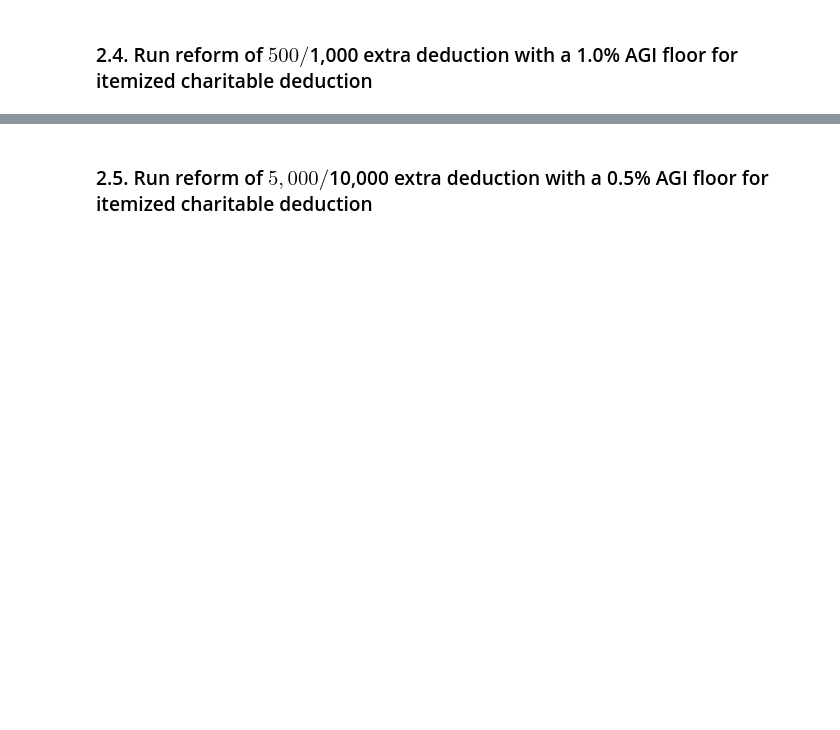
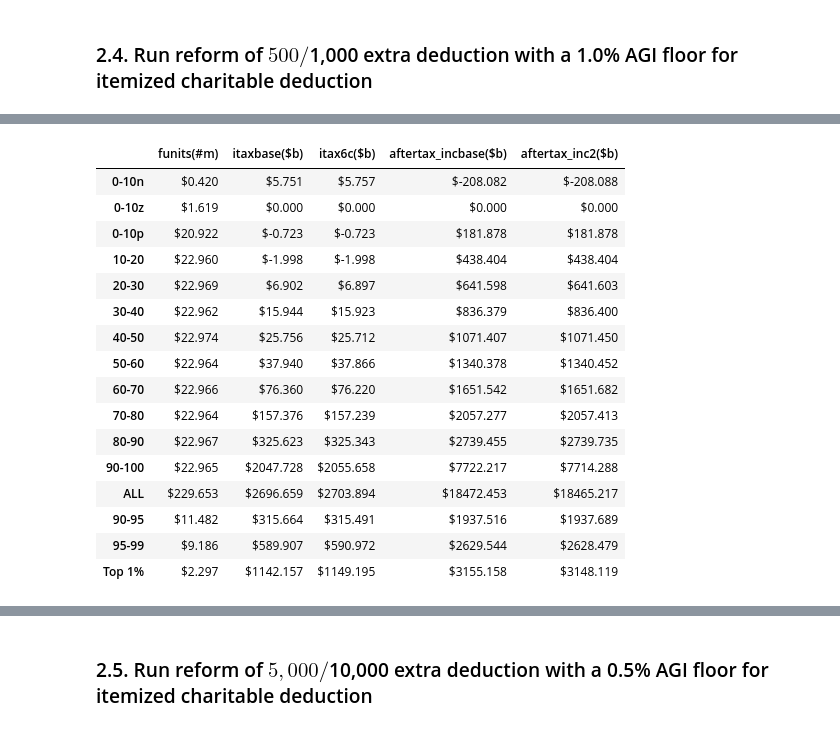
Before and after one commit to OpenSourceEcon/CharitableContrib, a Jupyter notebook: CharitableContrib2.ipynb, the cells around one changed output, grey strips where cells are left out. Saved outputs shown, nothing was run; the diff lists cells and outputs as text; code cells hidden in the pictures; blank space fills up the shorter version.

```diff
--- a/CharitableContrib2.ipynb
+++ b/CharitableContrib2.ipynb
@@ -189,0 +875,42 @@ dtype: float64
+# %%
+# Compute annual revenue for each year in a 10-year budget window
+# Do this for baseline and reforms
+rev_ref6c = {'IIT': {}, 'Payroll': {}, 'Sum': {}}
+for t in range(start_year, end_year+1):
+    tc_base.advance_to_year(t)
+    tc_ref6c.advance_to_year(t)
+    tc_base.calc_all()
+    tc_ref6c.calc_all()
+    rev_ref6c['IIT'][t] = tc_ref6c.weighted_total('iitax')
+    rev_ref6c['Payroll'][t] = tc_ref6c.weighted_total('payrolltax')
+    rev_ref6c['Sum'][t] = rev_ref6c['IIT'][t] + rev_ref6c['Payroll'][t]
+    if t == 2026:
+        # Aggregate diagnostic tables for baseline and reform 6c for 2026.
+        clp_diagnostic_table_base = tc_base.diagnostic_table(1)
+        ref_diagnostic_table_6c = tc_ref6c.diagnostic_table(1)
+        # Income-tax distribution for CYR with CLP and REF results side-by-side.
+        dist_table_base, dist_table6c = tc_base.distribution_tables(
+            tc_ref6c, 'weighted_deciles'
+        )
+        assert isinstance(dist_table_base, pd.DataFrame)
+        assert isinstance(dist_table6c, pd.DataFrame)
+        dist_extract6c = pd.DataFrame()
+        dist_extract6c['funits(#m)'] = dist_table_base['count']
+        dist_extract6c['itaxbase($b)'] = dist_table_base['iitax']
+        dist_extract6c['itax6c($b)'] = dist_table6c['iitax']
+        dist_extract6c['aftertax_incbase($b)'] = dist_table_base['aftertax_income']
+        dist_extract6c['aftertax_inc2($b)'] = dist_table6c['aftertax_income']
+        # Income-tax difference table by expanded-income decile for CYR.
+        diff_table6c = tc_base.difference_table(
+            tc_ref6c, 'weighted_deciles', 'iitax'
+        )
+        assert isinstance(diff_table6c, pd.DataFrame)
+        diff_extract6c = pd.DataFrame()
+        dif_colnames = ['count', 'tot_change', 'mean', 'pc_aftertaxinc']
+        ext_colnames = ['funits(#m)', 'agg_diff($b)', 'mean_diff($)', 'aftertaxinc_diff(%)']
+        for dname, ename in zip(dif_colnames, ext_colnames):
+            diff_extract6c[ename] = diff_table6c[dname]
+        # Plot PCH graph
+        fig6c = tc_base.pch_graph(tc_ref6c)
+        output_notebook()
+        show(fig6c)
@@ -189,0 +962,20 @@ dtype: float64
+# %%
+dist_extract6c
+# %% [output]
+|  | funits(#m) | itaxbase($b) | itax6c($b) | aftertax_incbase($b) | aftertax_inc2($b) |
+| 0-10n | $0.420 | $5.751 | $5.757 | $-208.082 | $-208.088 |
+| 0-10z | $1.619 | $0.000 | $0.000 | $0.000 | $0.000 |
+| 0-10p | $20.922 | $-0.723 | $-0.723 | $181.878 | $181.878 |
+| 10-20 | $22.960 | $-1.998 | $-1.998 | $438.404 | $438.404 |
+| 20-30 | $22.969 | $6.902 | $6.897 | $641.598 | $641.603 |
+| 30-40 | $22.962 | $15.944 | $15.923 | $836.379 | $836.400 |
+| 40-50 | $22.974 | $25.756 | $25.712 | $1071.407 | $1071.450 |
+| 50-60 | $22.964 | $37.940 | $37.866 | $1340.378 | $1340.452 |
+| 60-70 | $22.966 | $76.360 | $76.220 | $1651.542 | $1651.682 |
+| 70-80 | $22.964 | $157.376 | $157.239 | $2057.277 | $2057.413 |
+| 80-90 | $22.967 | $325.623 | $325.343 | $2739.455 | $2739.735 |
+| 90-100 | $22.965 | $2047.728 | $2055.658 | $7722.217 | $7714.288 |
+| ALL | $229.653 | $2696.659 | $2703.894 | $18472.453 | $18465.217 |
+| 90-95 | $11.482 | $315.664 | $315.491 | $1937.516 | $1937.689 |
+| 95-99 | $9.186 | $589.907 | $590.972 | $2629.544 | $2628.479 |
+| Top 1% | $2.297 | $1142.157 | $1149.195 | $3155.158 | $3148.119 |
```
Also changed, not shown: parts of 61 cells of this notebook, 15 other files.
